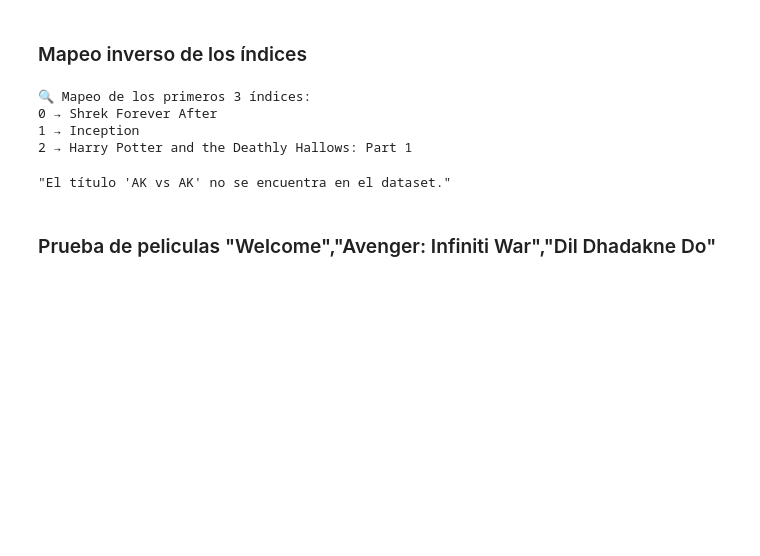
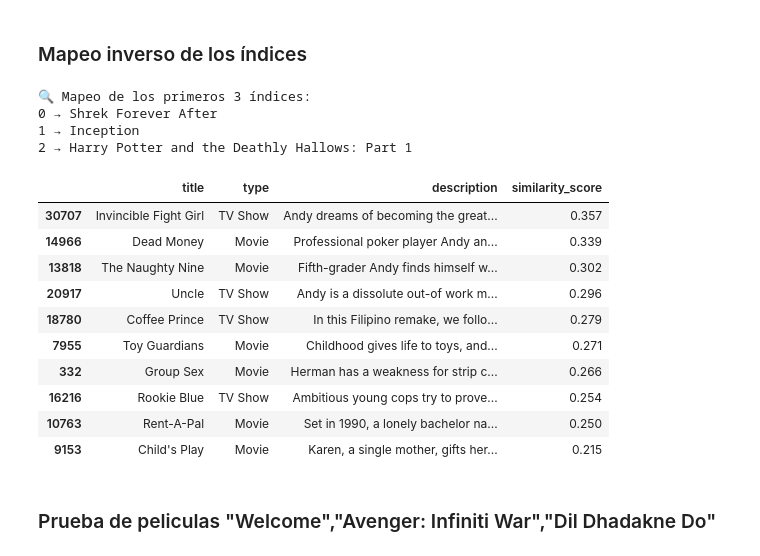
Before and after one commit to des-arrosho/Practica09_220547, a Jupyter notebook: Practica09.ipynb, the cells around one changed output. Cells and saved outputs as stored; diff of their text form; code cells hidden in the pictures; blank space fills up the shorter version.

```diff
--- a/Practica09.ipynb
+++ b/Practica09.ipynb
@@ -1188,35 +1137,45 @@ indices = pd.Series(Netflix_actual.index, index=Netflix_actual['title']).drop_du
 #Función de recomendación
 def get_recommendations(title, cosine_sim=cosine_sim, top_n=10):
     try:
         # Obtener índice del título
         idx = indices[title]
 
         # Obtener puntuaciones de similitud
         sim_scores = list(enumerate(cosine_sim[idx]))
 
         # Ordenar por puntuación
         sim_scores = sorted(sim_scores, key=lambda x: x[1], reverse=True)
 
         # Obtener los top más similares (excluyendo el propio título)
         sim_scores = sim_scores[1:top_n+1]
 
         # Obtener índices y puntuaciones
         movie_indices = [i[0] for i in sim_scores]
         scores = [i[1] for i in sim_scores]
 
         # Devolver recomendaciones
         recommendations = Netflix_actual[['title', 'type', 'description']].iloc[movie_indices]
         recommendations['similarity_score'] = np.round(scores, 3)
 
         return recommendations
 
     except KeyError:
         return f"El título '{title}' no se encuentra en el dataset."
 
  # Ejemplo de uso
-get_recommendations("AK vs AK")
+get_recommendations("Toy Story 3")
 # %% [output]
-"El título 'AK vs AK' no se encuentra en el dataset."
+|  | title | type | description | similarity_score |
+| 30707 | Invincible Fight Girl | TV Show | Andy dreams of becoming the great... | 0.357 |
+| 14966 | Dead Money | Movie | Professional poker player Andy an... | 0.339 |
+| 13818 | The Naughty Nine | Movie | Fifth-grader Andy finds himself w... | 0.302 |
+| 20917 | Uncle | TV Show | Andy is a dissolute out-of work m... | 0.296 |
+| 18780 | Coffee Prince | TV Show | In this Filipino remake, we follo... | 0.279 |
+| 7955 | Toy Guardians | Movie | Childhood gives life to toys, and... | 0.271 |
+| 332 | Group Sex | Movie | Herman has a weakness for strip c... | 0.266 |
+| 16216 | Rookie Blue | TV Show | Ambitious young cops try to prove... | 0.254 |
+| 10763 | Rent-A-Pal | Movie | Set in 1990, a lonely bachelor na... | 0.250 |
+| 9153 | Child's Play | Movie | Karen, a single mother, gifts her... | 0.215 |
 # %% [markdown]
 ### Prueba de peliculas "Welcome","Avenger: Infiniti War","Dil Dhadakne Do"
 # %%
```
Also changed, not shown: parts of 1 cell of this notebook.
